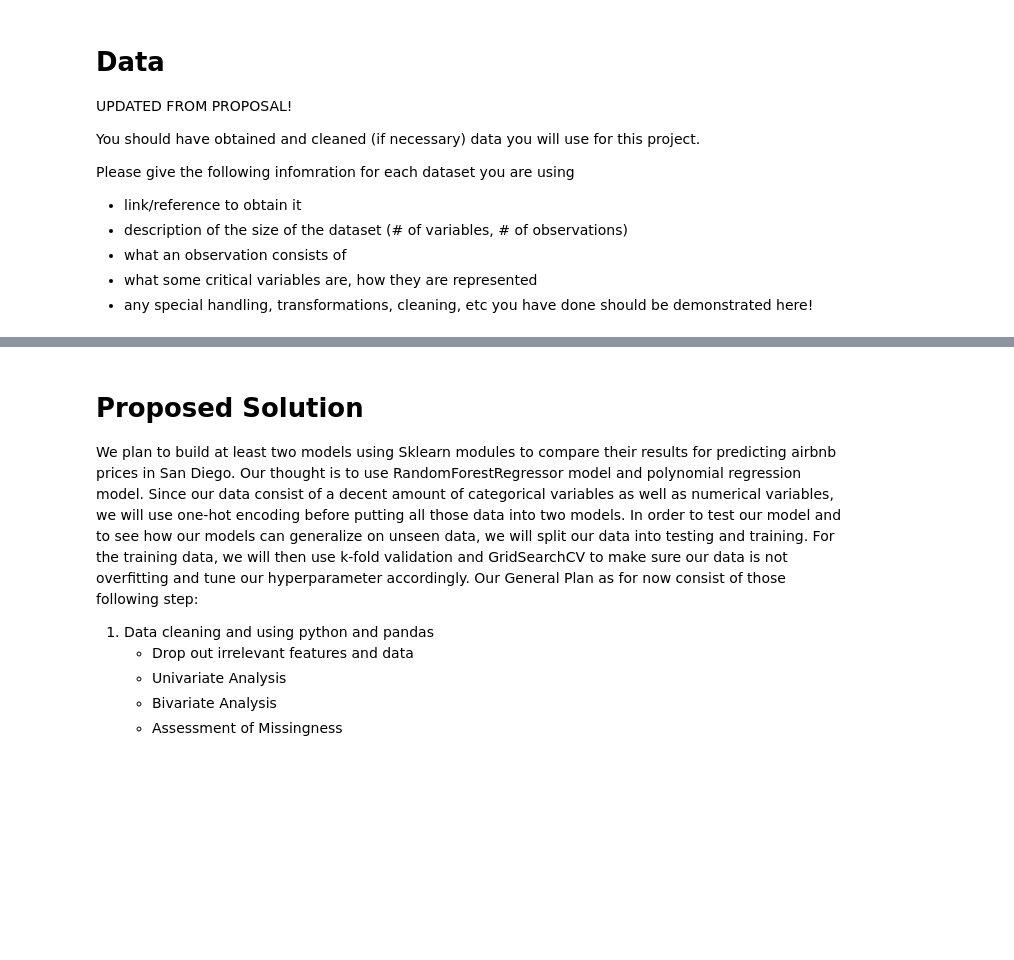
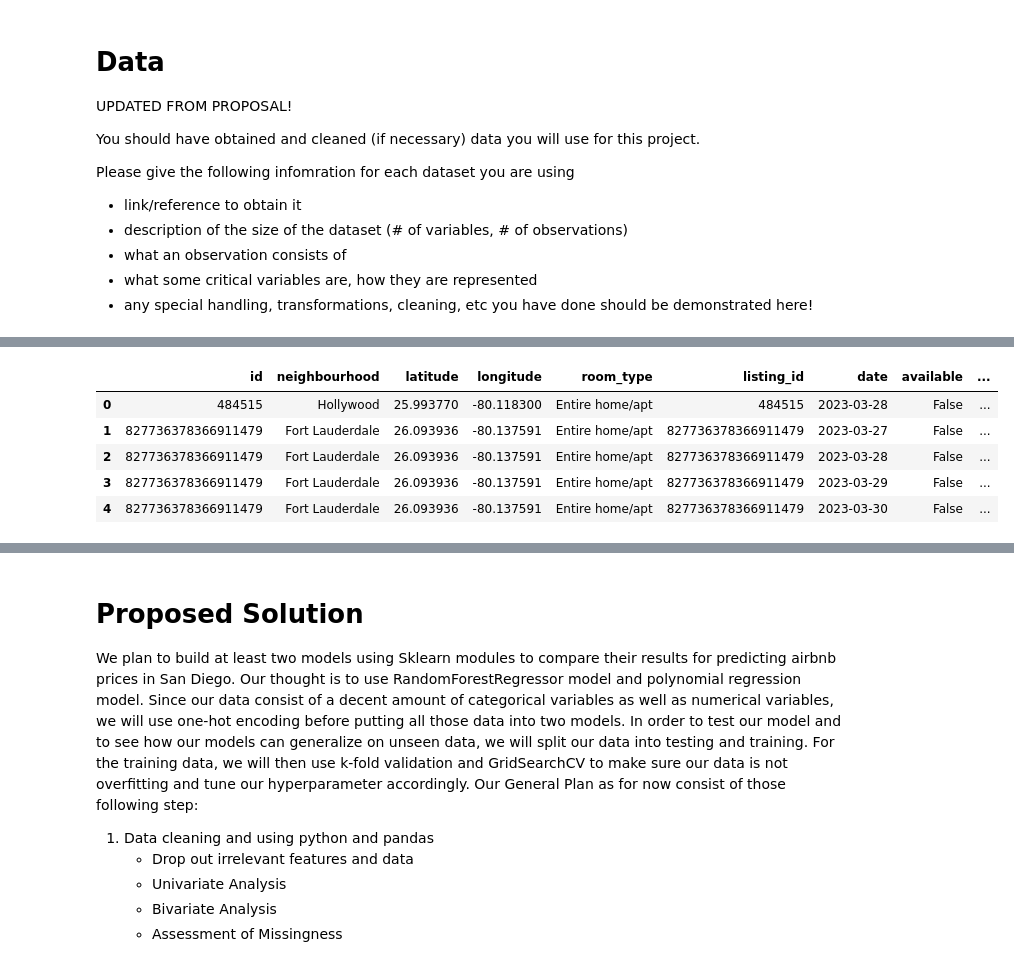
Before and after one commit to COGS118A/Group004-SP23, a Jupyter notebook: Checkpoint_Group004-SP23.ipynb, the cells around one changed output, grey strips where cells are left out. Cells and saved outputs as stored; diff of their text form; code cells hidden in the pictures; blank space fills up the shorter version.

Commit message:
finished first part of data

```diff
--- a/Checkpoint_Group004-SP23.ipynb
+++ b/Checkpoint_Group004-SP23.ipynb
@@ -37,0 +92,4 @@ Please give the following infomration for each dataset you are using
+# %%
+# Get useful columns
+featured_calendar = raw_calendar[['listing_id', 'date', 'available', 'adjusted_price',
+                                  'minimum_nights', 'maximum_nights']]
@@ -37,0 +105,20 @@ Please give the following infomration for each dataset you are using
+# %%
+# Helper function to change columns type
+def clean_price(price):
+    return price.strip('$').replace(',', '')
+
+def to_boolean(available):
+    if available == 't':
+        return True
+    else:
+        return False
+# %%
+# converted column data types from the original DataFrame as we saw fit
+
+featured_calendar['adjusted_price'] = featured_calendar['adjusted_price'].astype(str).apply(clean_price).astype(float)
+featured_calendar['date'] = pd.to_datetime(featured_calendar['date'])
+featured_calendar['available'] = featured_calendar['available'].astype(str).apply(to_boolean)
+# %%
+# get only the row where available equals to False
+featured_stay_calendar = featured_calendar[featured_calendar['available'] == False]
+featured_stay_calendar.head()
@@ -37,0 +132,11 @@ Please give the following infomration for each dataset you are using
+# %%
+# Merge two dataframe
+merged_df = featured_listing.merge(featured_stay_calendar, left_on = 'id', right_on = 'listing_id')
+merged_df.head()
+# %% [output]
+|  | id | neighbourhood | latitude | longitude | room_type | listing_id | date | available | ... |
+| 0 | 484515 | Hollywood | 25.993770 | -80.118300 | Entire home/apt | 484515 | 2023-03-28 | False | ... |
+| 1 | 827736378366911479 | Fort Lauderdale | 26.093936 | -80.137591 | Entire home/apt | 827736378366911479 | 2023-03-27 | False | ... |
+| 2 | 827736378366911479 | Fort Lauderdale | 26.093936 | -80.137591 | Entire home/apt | 827736378366911479 | 2023-03-28 | False | ... |
+| 3 | 827736378366911479 | Fort Lauderdale | 26.093936 | -80.137591 | Entire home/apt | 827736378366911479 | 2023-03-29 | False | ... |
+| 4 | 827736378366911479 | Fort Lauderdale | 26.093936 | -80.137591 | Entire home/apt | 827736378366911479 | 2023-03-30 | False | ... |
```
Also changed, not shown: parts of 14 cells of this notebook, 2 other files.
